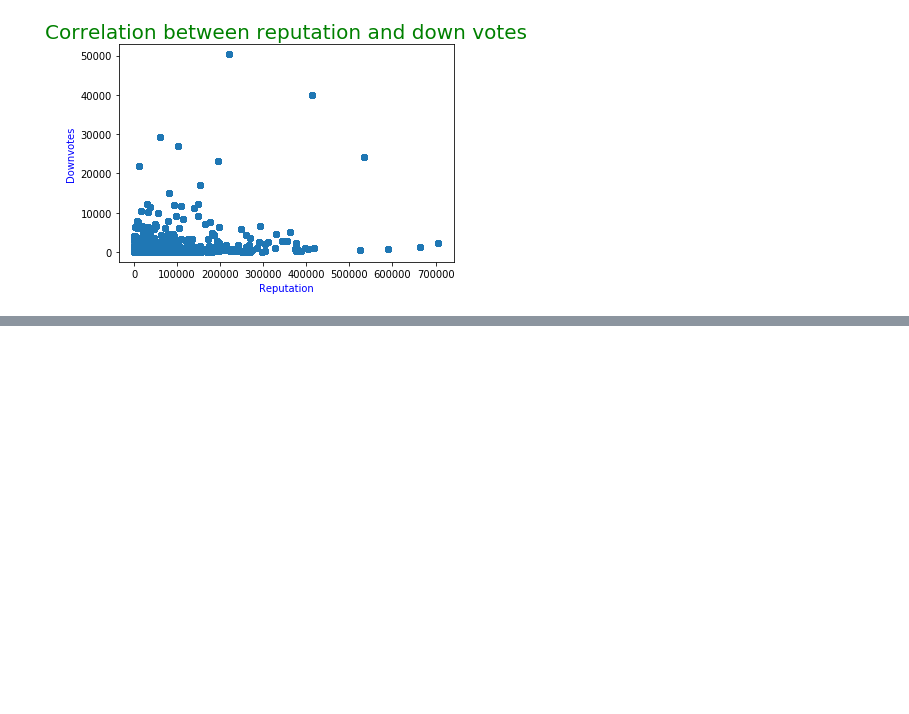
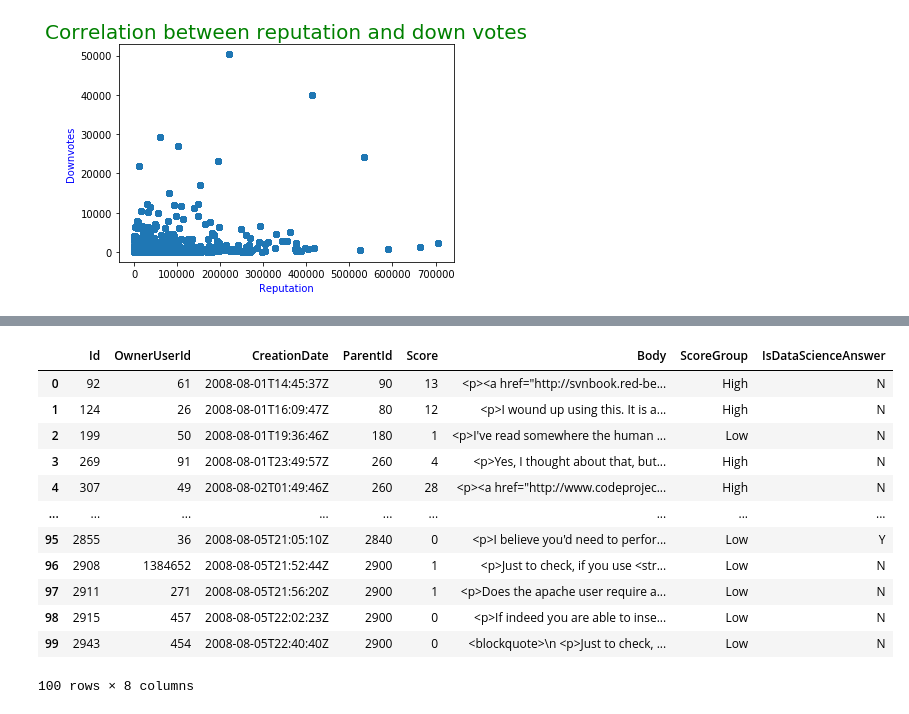
Before and after one commit to KarthikeyanVenkataraman/edastackoverflow, a Jupyter notebook: StackOverFlow_Draft.ipynb, the cells around one changed output, grey strips where cells are left out. Saved outputs shown, nothing was run; the diff lists cells and outputs as text; code cells hidden in the pictures; blank space fills up the shorter version.

```diff
--- a/StackOverFlow_Draft.ipynb
+++ b/StackOverFlow_Draft.ipynb
@@ -509,0 +603,16 @@ plt.show()
+# %%
+inpAns.head(100)
+# %% [output]
+|  | Id | OwnerUserId | CreationDate | ParentId | Score | Body | ScoreGroup | IsDataScienceAnswer |
+| 0 | 92 | 61 | 2008-08-01T14:45:37Z | 90 | 13 | <p><a href="http://svnbook.red-be... | High | N |
+| 1 | 124 | 26 | 2008-08-01T16:09:47Z | 80 | 12 | <p>I wound up using this. It is a... | High | N |
+| 2 | 199 | 50 | 2008-08-01T19:36:46Z | 180 | 1 | <p>I've read somewhere the human ... | Low | N |
+| 3 | 269 | 91 | 2008-08-01T23:49:57Z | 260 | 4 | <p>Yes, I thought about that, but... | High | N |
+| 4 | 307 | 49 | 2008-08-02T01:49:46Z | 260 | 28 | <p><a href="http://www.codeprojec... | High | N |
+| ... | ... | ... | ... | ... | ... | ... | ... | ... |
+| 95 | 2855 | 36 | 2008-08-05T21:05:10Z | 2840 | 0 | <p>I believe you'd need to perfor... | Low | Y |
+| 96 | 2908 | 1384652 | 2008-08-05T21:52:44Z | 2900 | 1 | <p>Just to check, if you use <str... | Low | N |
+| 97 | 2911 | 271 | 2008-08-05T21:56:20Z | 2900 | 1 | <p>Does the apache user require a... | Low | N |
+| 98 | 2915 | 457 | 2008-08-05T22:02:23Z | 2900 | 0 | <p>If indeed you are able to inse... | Low | N |
+| 99 | 2943 | 454 | 2008-08-05T22:40:40Z | 2900 | 0 | <blockquote>\n <p>Just to check, ... | Low | N |
+100 rows × 8 columns
```
Also changed, not shown: parts of 24 cells of this notebook.
